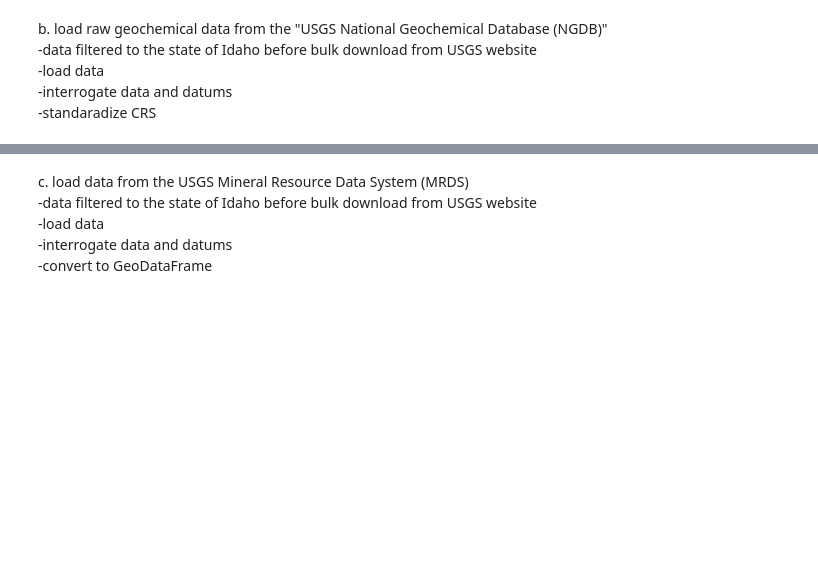
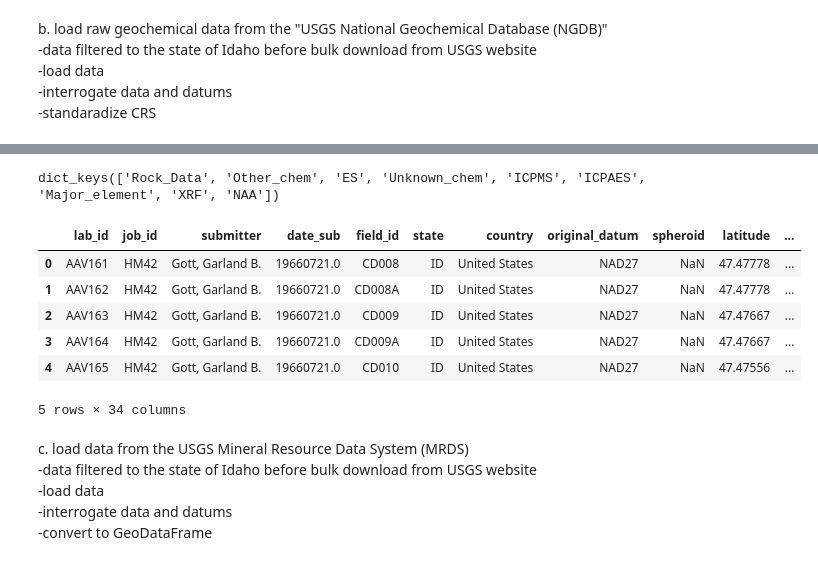
Before and after one commit to adbyerly/prospectivity_model, a Jupyter notebook: notebooks/01_data_ingestion.ipynb, the cells around one changed output, grey strips where cells are left out. Drawn from its saved outputs; the diff is of its cells as text; code cells hidden in the pictures; blank space fills up the shorter version.

Commit message:
updated data ingestion
changed CRS re-projection to UTM zone 11N

```diff
--- a/notebooks/01_data_ingestion.ipynb
+++ b/notebooks/01_data_ingestion.ipynb
@@ -195,17 +286,17 @@ for d, df in rock.groupby('datum'):
         geometry = gpd.points_from_xy(df['longitude'], df['latitude']),
         crs = f"EPSG:{epsg[d]}")
 # %%
-# project geodataframes in dictionary to common CRS (Idaho Transverse Mercator (ITM))
-target_crs = 'EPSG:8826'
+# project geodataframes in dictionary to common CRS (UTM Zone 11N - not perfect but a good compromise))
+target_crs = 'EPSG:32611'
 
-rock_gdfs_ITM = {key: gdf.to_crs(target_crs) for key, gdf in rock_gdfs.items()}
+rock_gdfs_UTM = {key: gdf.to_crs(target_crs) for key, gdf in rock_gdfs.items()}
 
 # concatenate reprojected geodataframes into one dataframe
-rock_ITM = pd.concat(rock_gdfs_ITM.values(), ignore_index=True)
+rock_UTM = pd.concat(rock_gdfs_UTM.values(), ignore_index=True)
 
 # preserve origional datum and add column to reference new datum
-rock_ITM.rename(columns={'datum':'original_datum'}, inplace = True)
-rock_ITM['projected_datum'] = 'ITM'
+rock_UTM.rename(columns={'datum':'original_datum'}, inplace = True)
+rock_UTM['projected_datum'] = 'UTM'
 
-print(rock_ITM.head())
-print(rock_ITM.shape)
+print(rock_UTM.head())
+print(rock_UTM.shape)
@@ -212,10 +321,20 @@ print(rock_ITM.shape)
 # %%
 # standardized dictionary with base table converted to one CRS ready for analysis
-ngdb_itm = {k: v.copy() for k, v in ngdb.items()}
-ngdb_itm['Rock_Data'] = rock_ITM.copy()
-ngdb_itm.keys()
+ngdb_UTM = {k: v.copy() for k, v in ngdb.items()}
+ngdb_UTM['Rock_Data'] = rock_UTM.copy()
+ngdb_UTM.keys()
+# %% [output]
+dict_keys(['Rock_Data', 'Other_chem', 'ES', 'Unknown_chem', 'ICPMS', 'ICPAES', 'Major_element', 'XRF', 'NAA'])
 # %%
-ngdb_itm['Rock_Data'].head()
+ngdb_UTM['Rock_Data'].head()
+# %% [output]
+|  | lab_id | job_id | submitter | date_sub | field_id | state | country | original_datum | spheroid | latitude | ... |
+| 0 | AAV161 | HM42 | Gott, Garland B. | 19660721.0 | CD008 | ID | United States | NAD27 | NaN | 47.47778 | ... |
+| 1 | AAV162 | HM42 | Gott, Garland B. | 19660721.0 | CD008A | ID | United States | NAD27 | NaN | 47.47778 | ... |
+| 2 | AAV163 | HM42 | Gott, Garland B. | 19660721.0 | CD009 | ID | United States | NAD27 | NaN | 47.47667 | ... |
+| 3 | AAV164 | HM42 | Gott, Garland B. | 19660721.0 | CD009A | ID | United States | NAD27 | NaN | 47.47667 | ... |
+| 4 | AAV165 | HM42 | Gott, Garland B. | 19660721.0 | CD010 | ID | United States | NAD27 | NaN | 47.47556 | ... |
+5 rows × 34 columns
 # %% [markdown]
 c. load data from the USGS Mineral Resource Data System (MRDS)\
 -data filtered to the state of Idaho before bulk download from USGS website\
```
Also changed, not shown: parts of 20 cells of this notebook.
